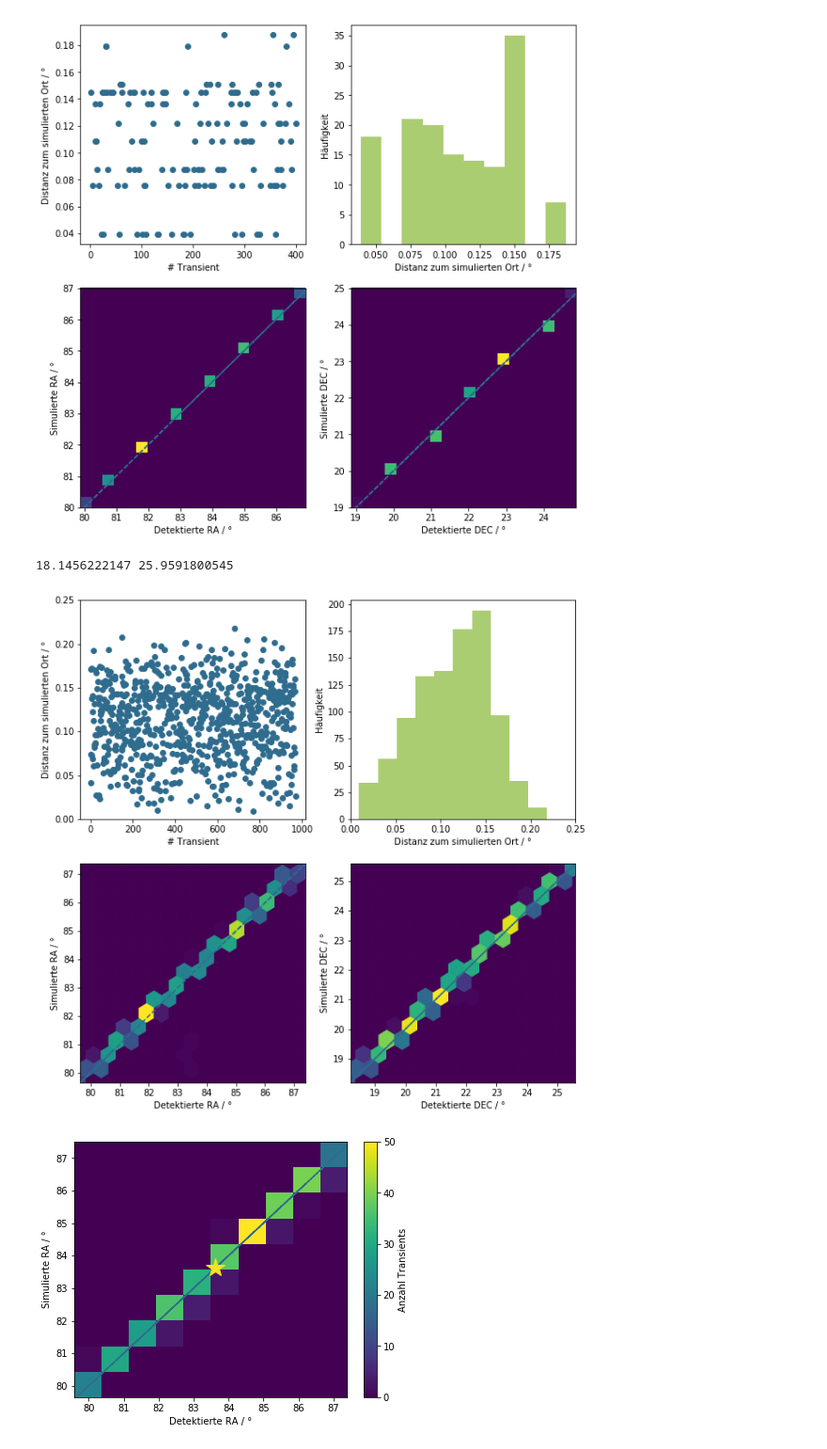
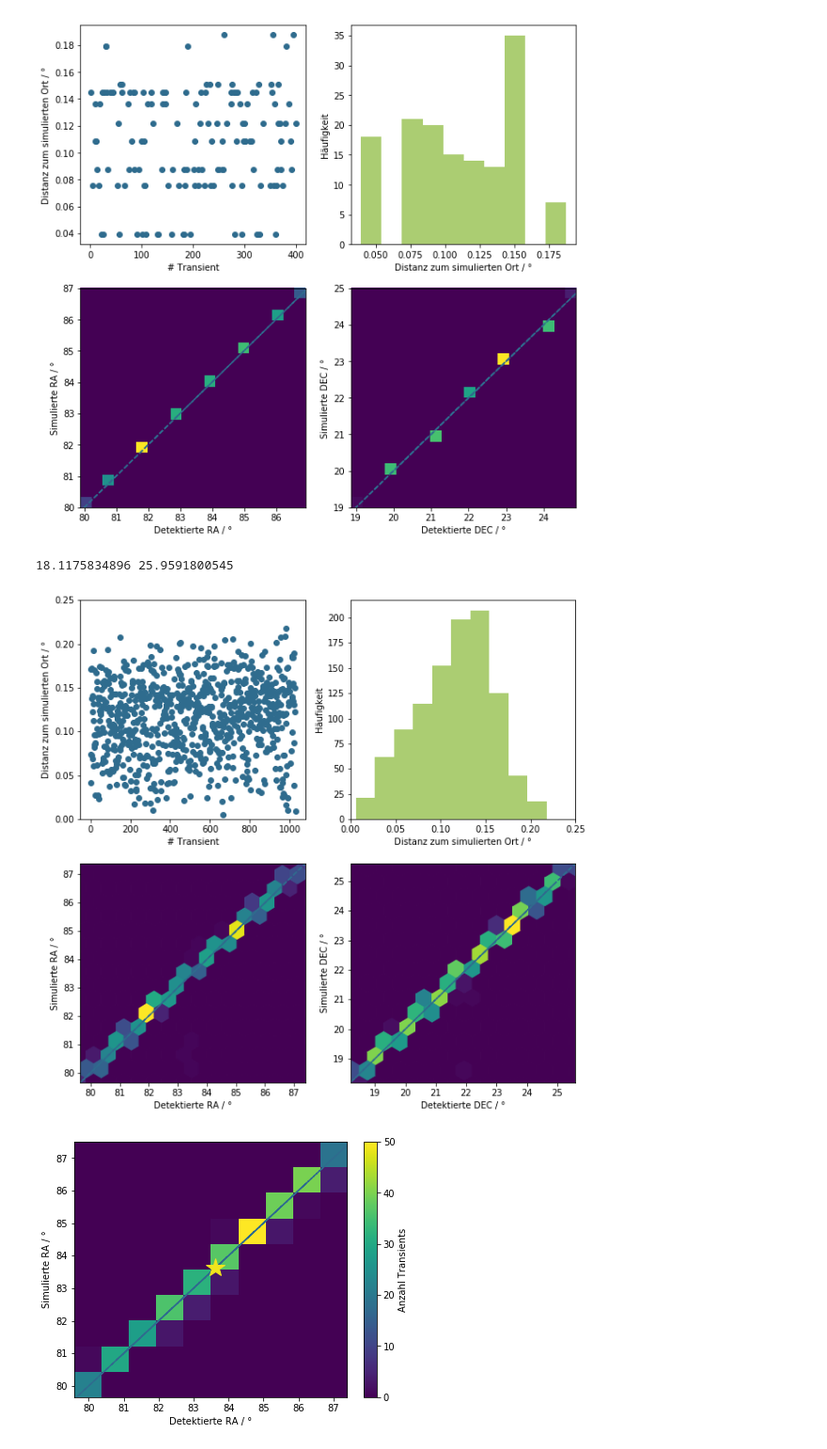
Before and after one commit to JanaMo/Project_Master, a Jupyter notebook: transient_search_plots/Show_results.ipynb, the cells around one changed output. Shown at 94% size. Drawn from its saved outputs; the diff is of its cells as text; code cells hidden in the pictures.

Commit message:
NEw Plots for Showing basis Idea

```diff
--- a/transient_search_plots/Show_results.ipynb
+++ b/transient_search_plots/Show_results.ipynb
@@ -455,36 +466,36 @@ def Plot_hists_Addiert(n1,n2,alertpath):
     #im3 = ax3.hist2d(Ras[np.logical_not(np.isnan(Ras))],Rasim[np.logical_not(np.isnan(Ras))],
      #        bins=[15,15],cmap = 'viridis')
     ax3.plot(Ras[np.logical_not(np.isnan(Ras))],Ras[np.logical_not(np.isnan(Ras))],'--', color=viridis7)
     im3 = ax3.hexbin(Ras[np.logical_not(np.isnan(Ras))]
                , Rasim[np.logical_not(np.isnan(Ras))],
                C=None, gridsize=15, bins=None, xscale='linear', yscale='linear',
                              extent=None, cmap='viridis',
                alpha=None, linewidths=None, edgecolors='face')
     ax3.set_xlabel('Detektierte RA / °')
     ax3.set_ylabel('Simulierte RA / °')
     ax3.set_xlim(79.65,87.4)
     ax3.set_ylim(79.65,87.4)
     #############################################################
     #im4 = ax4.hist2d(Decs[np.logical_not(np.isnan(Decs))],Decsim[np.logical_not(np.isnan(Decs))],
       #       bins=[15,15],cmap = 'viridis')
     ax4.plot(Decs[np.logical_not(np.isnan(Decs))],Decs[np.logical_not(np.isnan(Decs))],'--', color=viridis7)
     ax4.hexbin(Decs[np.logical_not(np.isnan(Decs))]
                , Decsim[np.logical_not(np.isnan(Decs))],
                C=None, gridsize=15, bins=None, xscale='linear', yscale='linear',
                              extent=None, cmap='viridis',
                alpha=None, linewidths=None, edgecolors='face')
     ax4.set_xlabel('Detektierte DEC / °')
     ax4.set_ylabel('Simulierte DEC / °')
     ax4.set_xlim(18.2,25.6)
     ax4.set_ylim(18.2,25.6)
     plt.savefig('Results_pdf/N{}{}_All.pdf'.format(n1+n2,alertpath))
     #plt.savefig('Results_jpeg/N{}{}_All.jpeg'.format(n1+n2,alertpath))
     #plt.show()
 
-Plot_hists_Addiert(550,420,'')
+Plot_hists_Addiert(550,480,'')
 # %% [output]
-18.1456222147 25.9591800545
+18.1175834896 25.9591800545
-[figure, old version]
+[figure, new version]
 # %%
 def Plot_RA_2D(n,alertpath):
 ## Simulated transient (=cube without background)
```
Also changed, not shown: parts of 5 cells of this notebook.
